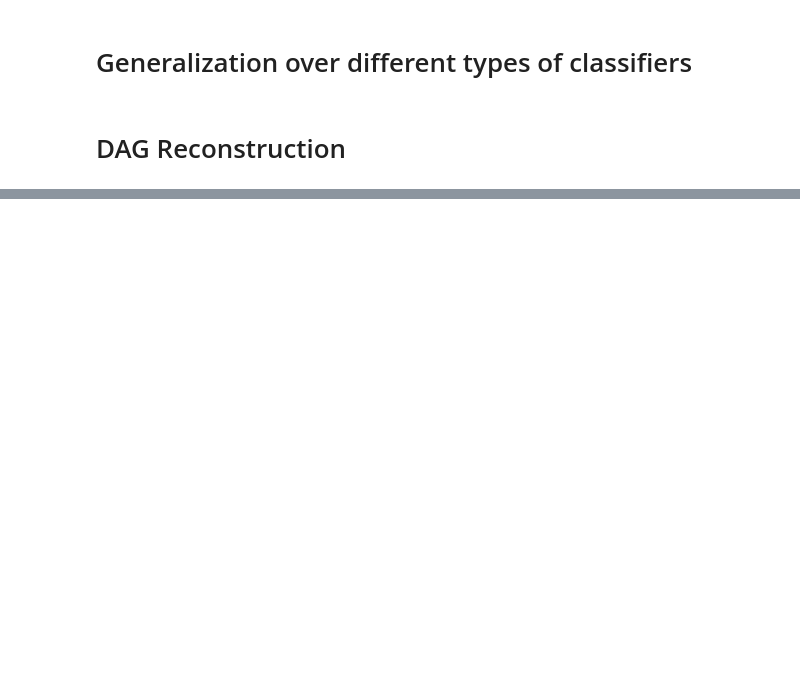
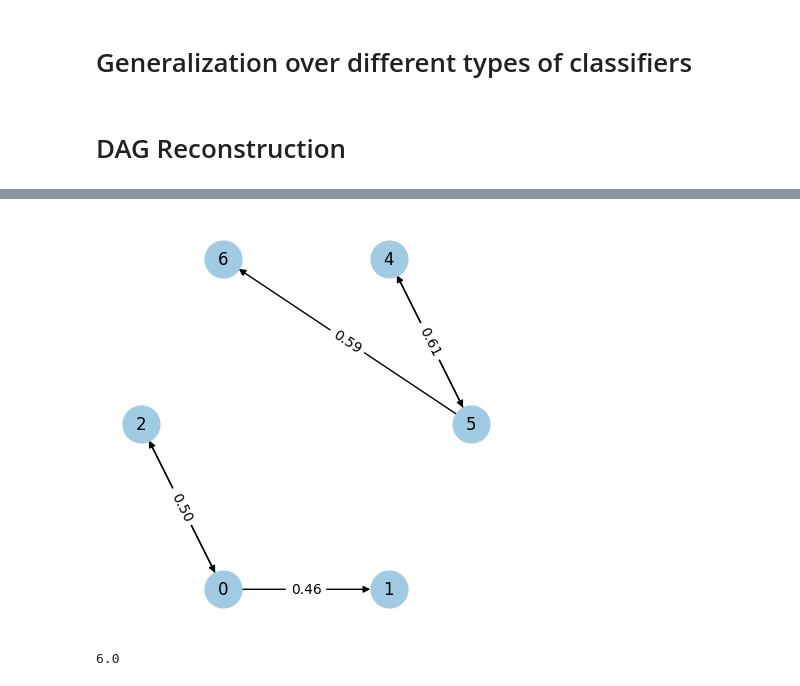
Before and after one commit to joaopfonseca/ExplainerPFN, a Jupyter notebook: notebooks/9-analysis-across-datasets.ipynb, the cells around one changed output, grey strips where cells are left out. Saved outputs shown, nothing was run; the diff lists cells and outputs as text; code cells hidden in the pictures; blank space fills up the shorter version.

Commit message:
MNT update notebook with updated correction

```diff
--- a/notebooks/9-analysis-across-datasets.ipynb
+++ b/notebooks/9-analysis-across-datasets.ipynb
@@ -57,13 +78,15 @@ datasets.summarize_datasets()
 # %% [markdown]
 # Collect explanations
 # %%
-def few_shot_explanations(X_train, y_train, explanations_train, X_test, y_test, model, n_samples=5, random_state=42):
+def few_shot_explanations(X_train, y_train, base_model, shap_explanations, X_test, y_test, model, n_samples=5, random_state=42):
 
-    X_train_sample, _, y_train_sample, _, explanations_sample, _ = train_test_split(
-        X_train, y_train, explanations_train,
+    X_train_sample, _, y_train_sample, _ = train_test_split(
+        X_train, y_train,
         train_size=n_samples,
         random_state=random_state
     )
+    explanations_sample = shap_explanations(base_model.named_steps["scaler"].transform(X_train_sample)).values[:, :, -1]
+
     Xy_sample = np.concatenate([X_train_sample, y_train_sample.reshape(-1, 1)], axis=1)
     Xy_test = np.concatenate([X_test, y_test.reshape(-1, 1)], axis=1)
 
@@ -89,22 +112,24 @@ def run_experiments_across_datasets(datasets, model_path, base_model, few_shot_s
 
         # Train a model and get predictions
         X_train, X_test, y_train, y_test = train_test_split(X, y, test_size=0.3, random_state=random_state)
-        model = clone(base_model)
-        model.fit(X_train, y_train)
-        y_train_scores = model.predict_proba(X_train)[:, 1]
-        y_test_scores = model.predict_proba(X_test)[:, 1]
+        base_model_ = clone(base_model)
+        base_model_.fit(X_train, y_train)
+        y_train_scores = base_model_.predict_proba(X_train)[:, 1]
+        y_test_scores = base_model_.predict_proba(X_test)[:, 1]
         results[dataset_name]["X_train"] = X_train
         results[dataset_name]["X_test"] = X_test
         results[dataset_name]["y_train"] = y_train
         results[dataset_name]["y_test"] = y_test
-        results[dataset_name]["model"] = model
+        results[dataset_name]["base_model"] = base_model_
         results[dataset_name]["y_train_scores"] = y_train_scores
         results[dataset_name]["y_test_scores"] = y_test_scores
 
-        shap_explanations = shap.Explainer(model.named_steps["mlp"].predict_proba, model.named_steps["scaler"].transform(X_train))
-        shap_values_train = shap_explanations(model.named_steps["scaler"].transform(X_train)).values[:, :, -1]
-        shap_values_test = shap_explanations(model.named_steps["scaler"].transform(X_test)).values[:, :, -1]
+        start_time = time.time()
+        shap_explanations = shap.explainers.Exact(base_model_.steps[-1][1].predict_proba, base_model_.named_steps["scaler"].transform(X_train))
+        shap_values_test = shap_explanations(base_model_.named_steps["scaler"].transform(X_test)).values[:, :, -1]
+        end_time = time.time()
         results[dataset_name]["shap"] = shap_values_test
+        results[dataset_name]["shap_time"] = end_time - start_time
 
         start_time = time.time()
         xai = ExplainerPFN(model_path=model_path, random_state=random_state, device=device)
@@ -114,12 +139,12 @@ def run_experiments_across_datasets(datasets, model_path, base_model, few_shot_s
         results[dataset_name]["explainerpfn_time"] = end_time - start_time
         results[dataset_name]["explainerpfn"] = exp_pfn_values / np.sqrt(X.shape[1])  # Normalize by number of features
         results[dataset_name]["explainerpfn_statistical+additive"] = xai.apply_correction(y_test_scores, exp_pfn_values, kind=["statistical", "additive"])
-        results[dataset_name]["explainerpfn_statistical+multiplicative"] = xai.apply_correction(y_test_scores, exp_pfn_values, kind=["statistical", "multiplicative"])
+        results[dataset_name]["explainerpfn_additive"] = xai.apply_correction(y_test_scores, exp_pfn_values - exp_pfn_values.mean(axis=0), kind=["additive"])
 
         for n_samples, (model_name, model) in product(few_shot_sample_size, few_shot_predictors.items()):
+            model = clone(model)
             start_time = time.time()
-            model = clone(model)
-            exp_few_shot = few_shot_explanations(X_train, y_train, shap_values_train, X_test, y_test, model, n_samples=n_samples, random_state=random_state)
+            exp_few_shot = few_shot_explanations(X_train, y_train, base_model_, shap_explanations, X_test, y_test, model, n_samples=n_samples, random_state=random_state)
             end_time = time.time()
             results[dataset_name][f"{model_name}_n{n_samples}_time"] = end_time - start_time
             results[dataset_name][f"{model_name}_n{n_samples}"] = exp_few_shot
@@ -169,7 +194,7 @@ with open("results_across_datasets_mlp.pkl", "wb") as f:
 
 This section was set up to analyse new versions of ExplainerPFN. Feel free to ignore.
 # %%
-with open("results_across_datasets.pkl", "rb") as f:
+with open("results_across_datasets_mlp.pkl", "rb") as f:
     results = pickle.load(f)
 # %%
 model_path = "../../explainerpfn_model_NOV_15.ckp"
@@ -319,10 +384,10 @@ def get_all_explanations(xai_model, df):
         X = df.drop(columns=[target_col]).values
         y = df[target_col].values
 
-        xai = clone(xai_model)
+        xai = deepcopy(xai_model)
         xai.fit(X, y)
         exp_values = xai.predict(X, y)
-        exp_values = xai.apply_correction(y, exp_values, kind=["statistical", "additive"])
+        exp_values = xai.apply_correction(y, exp_values - exp_values.mean(axis=0), kind=["additive"])
         explanations[target_col] = pd.DataFrame(exp_values, columns=df.drop(columns=[target_col]).columns)
     return explanations
 # %%
@@ -383,13 +464,17 @@ xai_model = ExplainerPFN(model_path=model_path, random_state=random_state, devic
 explanations = get_all_explanations(xai_model, df)
 # %%
 # Plot explanation graph
-G_exp = make_dag_from_explanations(explanations, threshold=75)
+G_exp = make_dag_from_explanations(explanations, threshold=80)
 plot_dag(G_exp)
+# %% [output]
+[figure, added]
 # %%
 nx.graph_edit_distance(
     dag.to_undirected(),
-    make_dag_from_explanations(explanations, threshold=75).to_undirected()
+    make_dag_from_explanations(explanations, threshold=56).to_undirected()
 )
+# %% [output]
+6.0
 # %%
 thresholds = list(range(0, 101, 5))
 edit_distances = [
```
Also changed, not shown: parts of 16 cells of this notebook.
